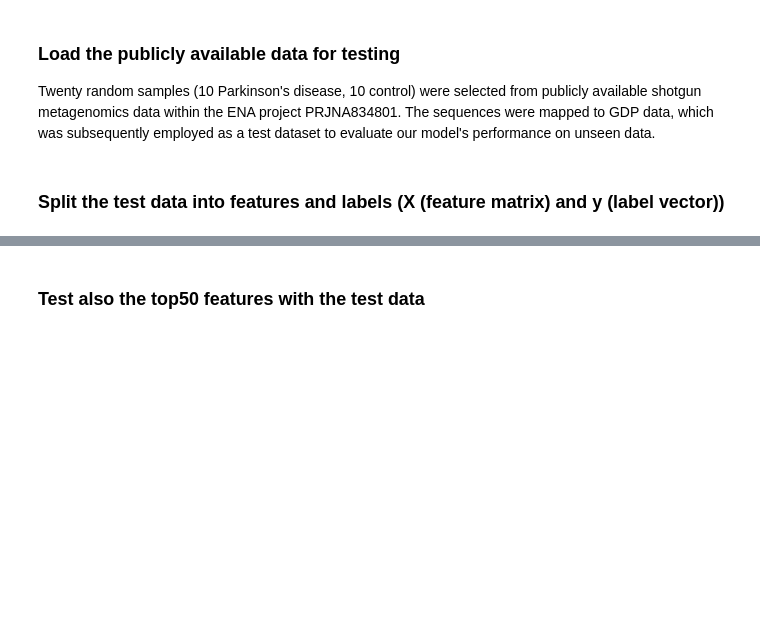
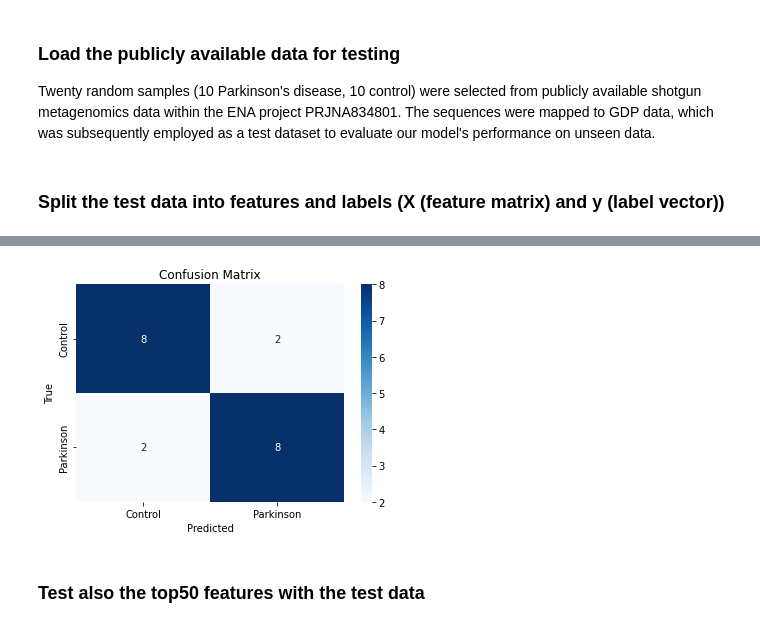
Before and after one commit to icemduru/Parkinson_Disease_Gut_Microbiota_Phage_Plasmid_Diversity_ML, a Jupyter notebook: Machine_Learning_Model/Machine_learning_prediction_model_for_GPD_relative_abundance.ipynb, the cells around one changed output, grey strips where cells are left out. Cells and saved outputs as stored; diff of their text form; code cells hidden in the pictures; blank space fills up the shorter version.

```diff
--- a/Machine_Learning_Model/Machine_learning_prediction_model_for_GPD_relative_abundance.ipynb
+++ b/Machine_Learning_Model/Machine_learning_prediction_model_for_GPD_relative_abundance.ipynb
@@ -327,2 +440,15 @@ F1: 0.8
+# %%
+# get confusion matrix and plot it
+# 0: Control, 1: Parkinson, so mark the labels accordingly
+labels = ["Control", "Parkinson"]
+conf_matrix = confusion_matrix(y_test, preds)
+conf_matrix_df = pd.DataFrame(conf_matrix, index=labels, columns=labels)
+sns.heatmap(conf_matrix_df, annot=True, fmt="d", cmap="Blues")
+plt.xlabel("Predicted")
+plt.ylabel("True")
+plt.title("Confusion Matrix")
+plt.show()
+# %% [output]
+[figure, added]
 # %% [markdown]
 ### Test also the top50 features with the test data
```
Also changed, not shown: parts of 17 cells of this notebook.
